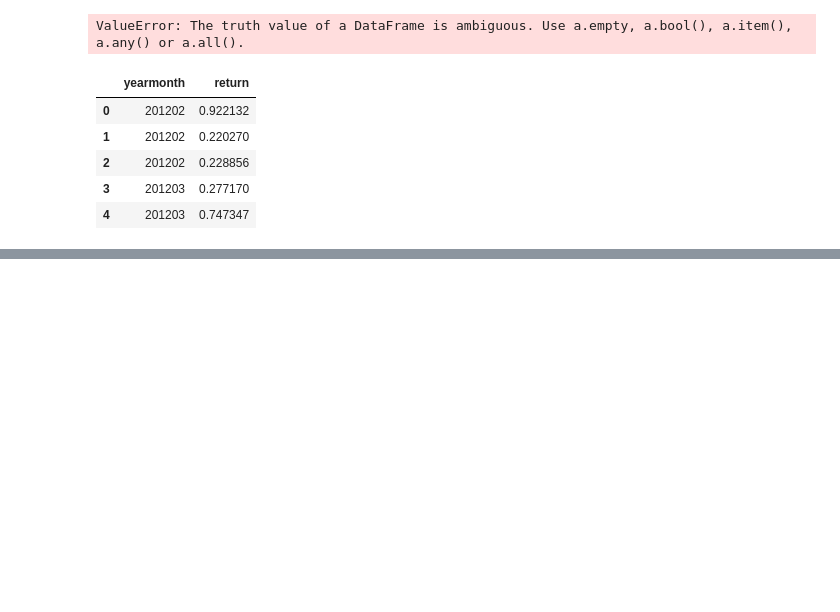
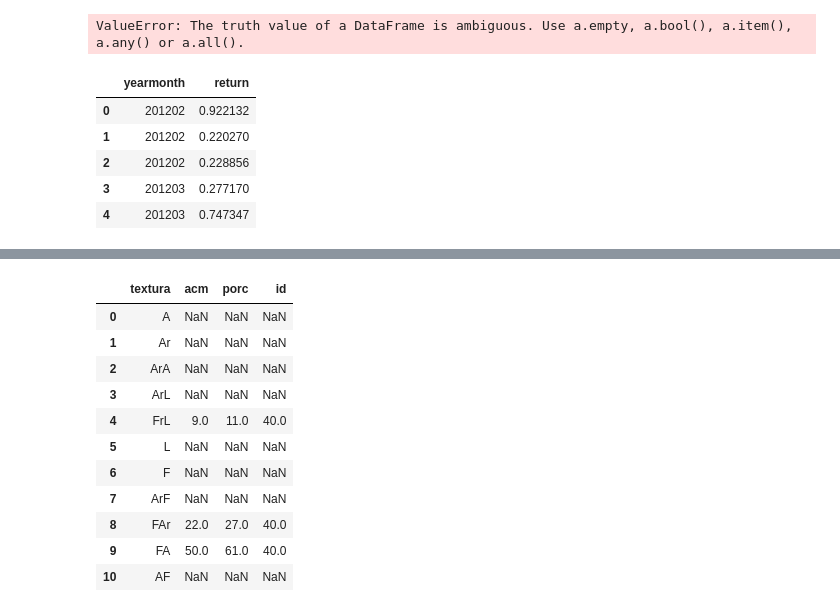
Before and after one commit to GermanMoran/TesisMaestria, a Jupyter notebook: codigos/PRUEBAS_LIBRERIAS.ipynb, the cells around one changed output, grey strips where cells are left out. Cells and saved outputs as stored; diff of their text form; code cells hidden in the pictures; blank space fills up the shorter version.

```diff
--- a/codigos/PRUEBAS_LIBRERIAS.ipynb
+++ b/codigos/PRUEBAS_LIBRERIAS.ipynb
@@ -74,0 +104,16 @@ ValueError: The truth value of a Series is ambiguous. Use a.empty, a.bool(), a.i
+# %%
+copia2 = tablaTexturas.set_index('textura').join(dfPrueba.set_index('textura')).reset_index(drop=False)
+copia2
+# %% [output]
+|  | textura | acm | porc | id |
+| 0 | A | NaN | NaN | NaN |
+| 1 | Ar | NaN | NaN | NaN |
+| 2 | ArA | NaN | NaN | NaN |
+| 3 | ArL | NaN | NaN | NaN |
+| 4 | FrL | 9.0 | 11.0 | 40.0 |
+| 5 | L | NaN | NaN | NaN |
+| 6 | F | NaN | NaN | NaN |
+| 7 | ArF | NaN | NaN | NaN |
+| 8 | FAr | 22.0 | 27.0 | 40.0 |
+| 9 | FA | 50.0 | 61.0 | 40.0 |
+| 10 | AF | NaN | NaN | NaN |
```
Also changed, not shown: parts of 6 cells of this notebook, 4 other files.
